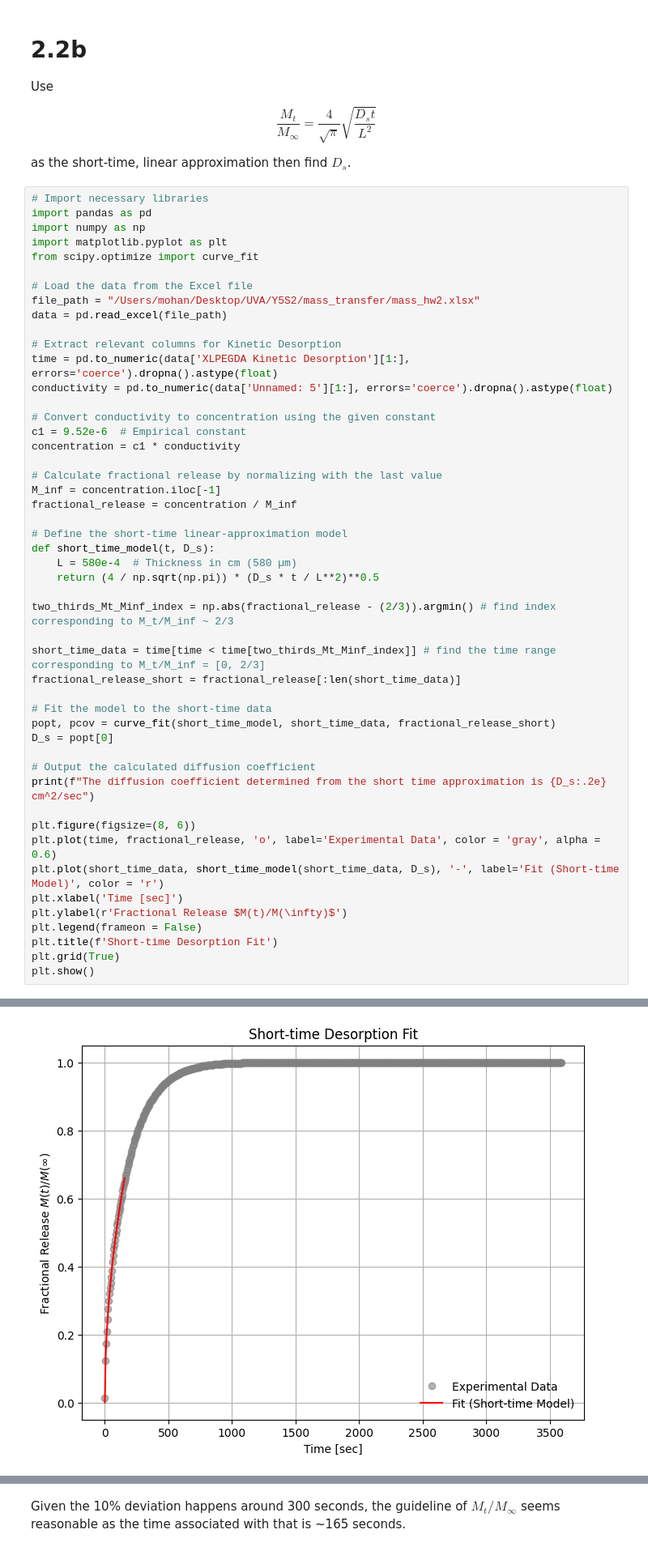
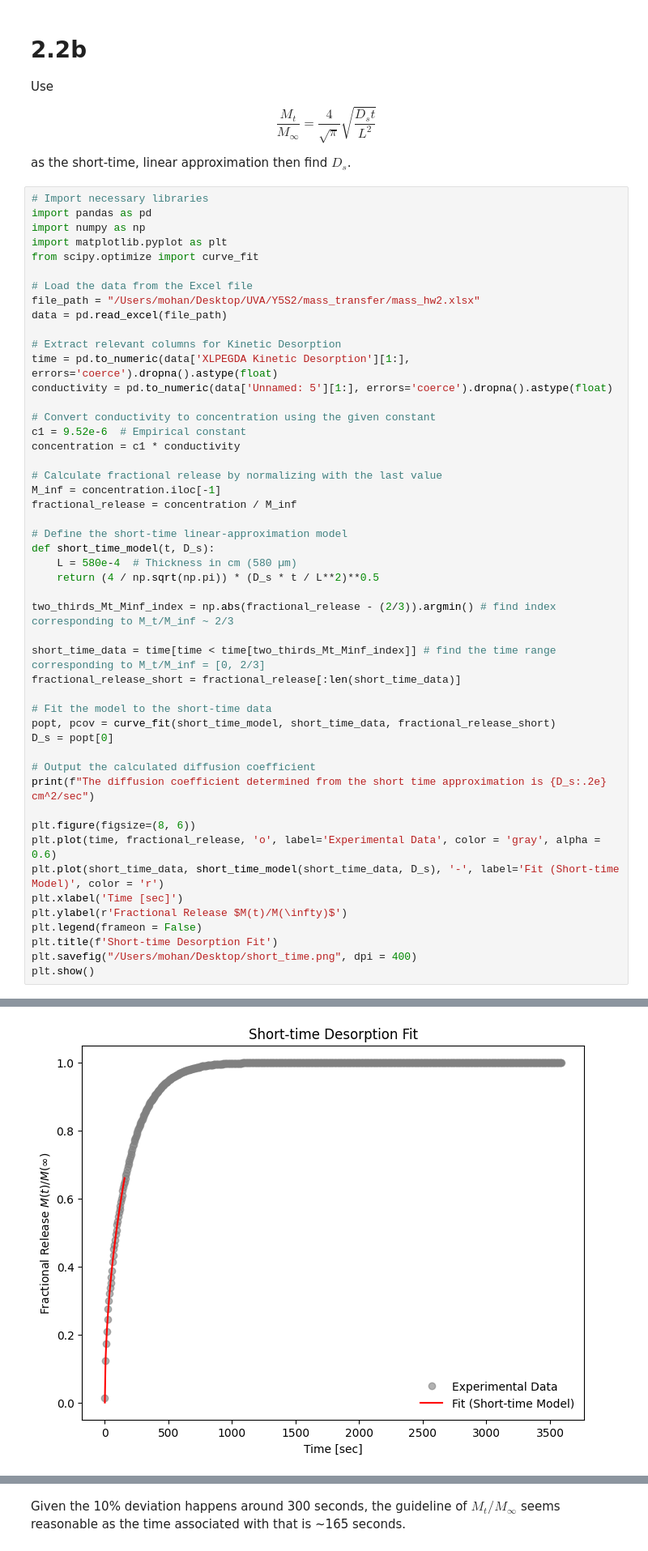
Before and after one commit to mohan-s1/uva, a Jupyter notebook: mass_transfer/mass_hw2.ipynb, the cells around one changed output, grey strips where cells are left out. Shown at 81% size. Drawn from its saved outputs; the diff is of its cells as text.

```diff
--- a/mass_transfer/mass_hw2.ipynb
+++ b/mass_transfer/mass_hw2.ipynb
@@ -222,35 +222,35 @@ concentration = c1 * conductivity
 M_inf = concentration.iloc[-1]
 fractional_release = concentration / M_inf
 
 # Define the short-time linear-approximation model
 def short_time_model(t, D_s):
     L = 580e-4  # Thickness in cm (580 µm)
     return (4 / np.sqrt(np.pi)) * (D_s * t / L**2)**0.5
 
 two_thirds_Mt_Minf_index = np.abs(fractional_release - (2/3)).argmin() # find index corresponding to M_t/M_inf ~ 2/3
 
 short_time_data = time[time < time[two_thirds_Mt_Minf_index]] # find the time range corresponding to M_t/M_inf = [0, 2/3]
 fractional_release_short = fractional_release[:len(short_time_data)]
 
 # Fit the model to the short-time data
 popt, pcov = curve_fit(short_time_model, short_time_data, fractional_release_short)
 D_s = popt[0]
 
 # Output the calculated diffusion coefficient
 print(f"The diffusion coefficient determined from the short time approximation is {D_s:.2e} cm^2/sec")
 
 plt.figure(figsize=(8, 6))
 plt.plot(time, fractional_release, 'o', label='Experimental Data', color = 'gray', alpha = 0.6)
 plt.plot(short_time_data, short_time_model(short_time_data, D_s), '-', label='Fit (Short-time Model)', color = 'r')
 plt.xlabel('Time [sec]')
 plt.ylabel(r'Fractional Release $M(t)/M(\infty)$')
 plt.legend(frameon = False)
 plt.title(f'Short-time Desorption Fit')
-plt.grid(True)
+plt.savefig("/Users/mohan/Desktop/short_time.png", dpi = 400)
 plt.show()
 # %% [output]
 The diffusion coefficient determined from the short time approximation is 1.86e-06 cm^2/sec
-[figure, old version]
+[figure, new version]
 # %% [markdown]
 # 2.2c
 
```
Also changed, not shown: parts of 8 cells of this notebook.
